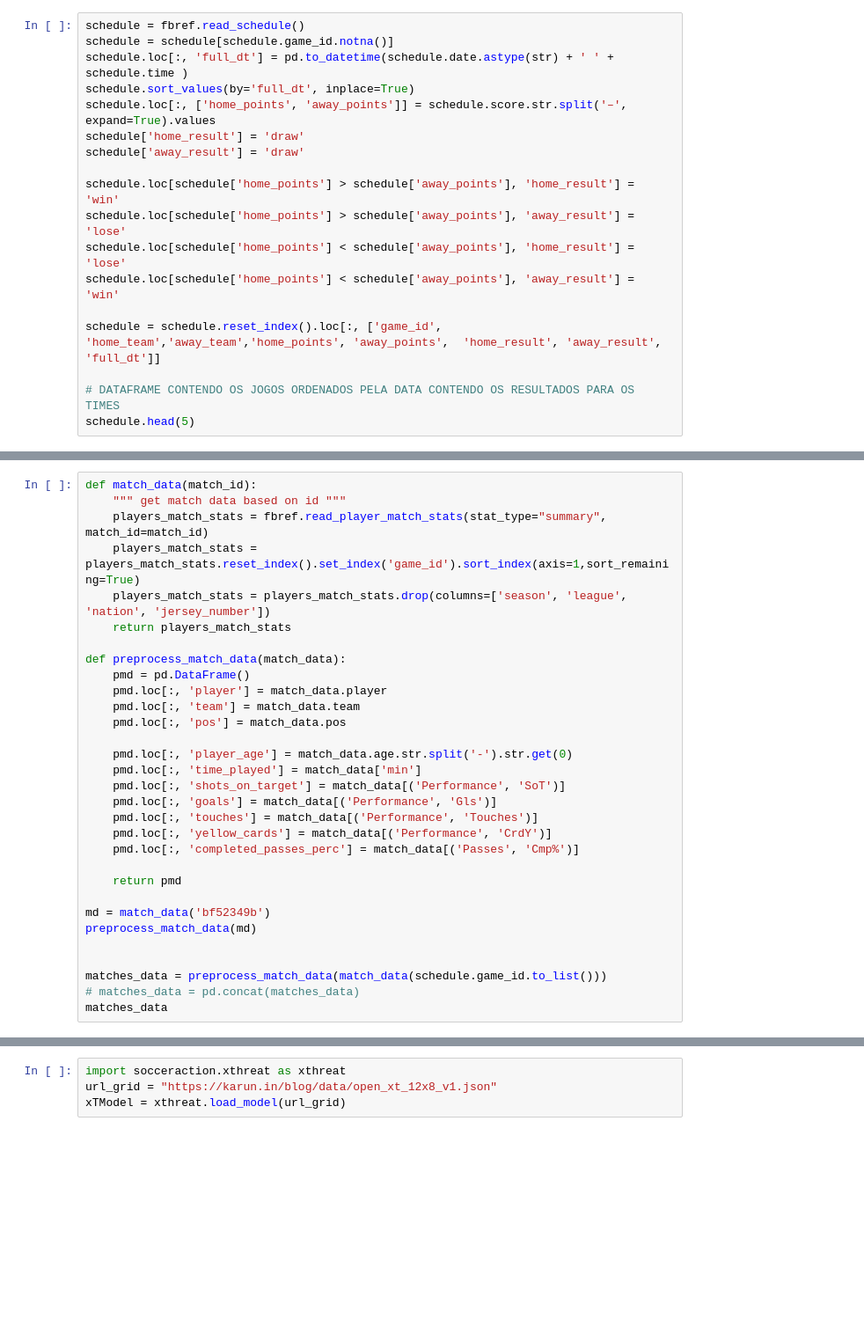
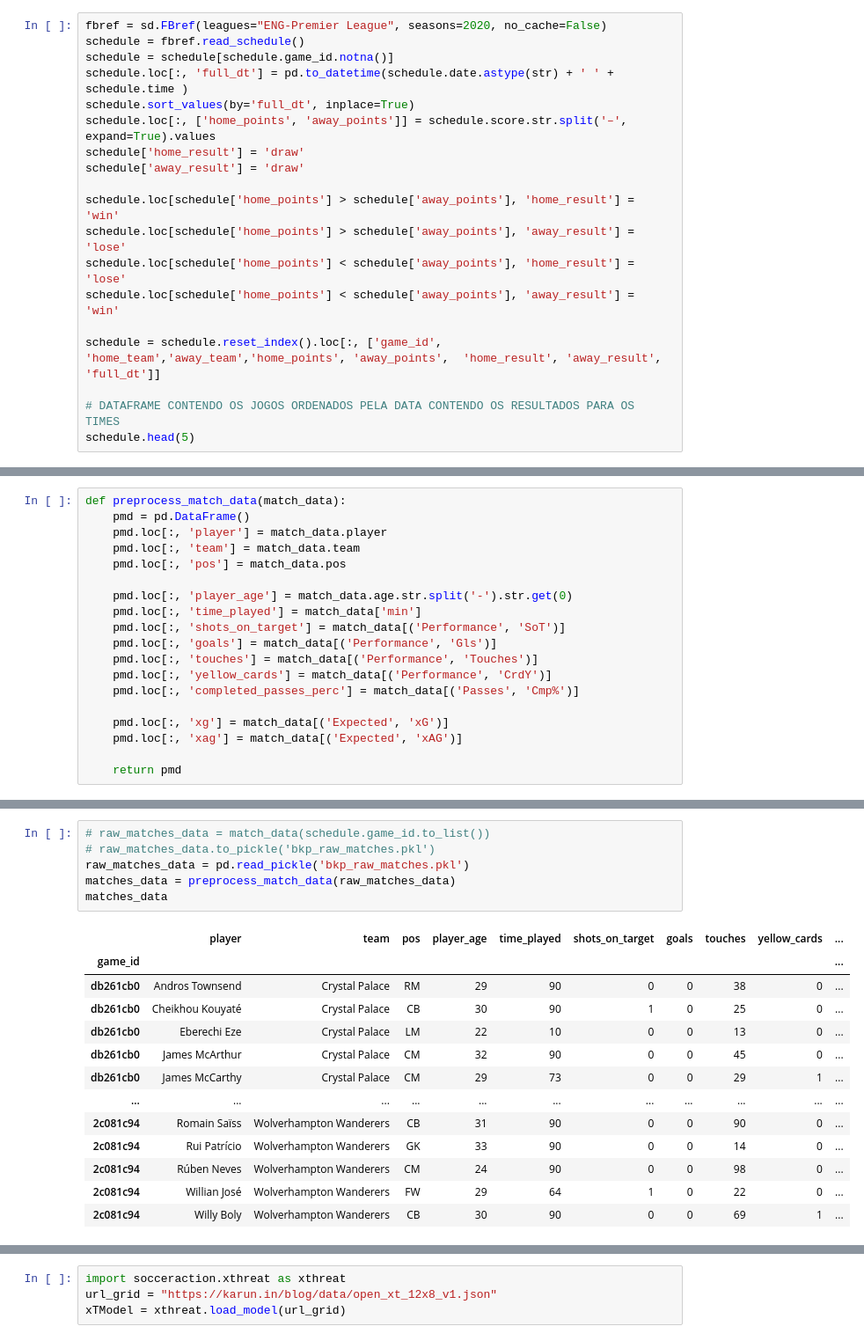
Before and after one commit to augustomaillo/cdaf-performance-influences, a Jupyter notebook: eda.ipynb, the cells around one changed output, grey strips where cells are left out. Shown at 88% size. Cells and saved outputs as stored; diff of their text form; blank space fills up the shorter version.

```diff
--- a/eda.ipynb
+++ b/eda.ipynb
@@ -14,4 +9,5 @@ fbref = sd.FBref(leagues="ENG-Premier League", seasons=2021, no_cache=False)
 # %%
+fbref = sd.FBref(leagues="ENG-Premier League", seasons=2020, no_cache=False)
 schedule = fbref.read_schedule()
 schedule = schedule[schedule.game_id.notna()]
 schedule.loc[:, 'full_dt'] = pd.to_datetime(schedule.date.astype(str) + ' ' + schedule.time )
@@ -39,11 +67,4 @@ schedule.head(5)
 # %%
-def match_data(match_id):
-    """ get match data based on id """
-    players_match_stats = fbref.read_player_match_stats(stat_type="summary", match_id=match_id)
-    players_match_stats = players_match_stats.reset_index().set_index('game_id').sort_index(axis=1,sort_remaining=True)
-    players_match_stats = players_match_stats.drop(columns=['season', 'league', 'nation', 'jersey_number'])
-    return players_match_stats
-
 def preprocess_match_data(match_data):
     pmd = pd.DataFrame()
     pmd.loc[:, 'player'] = match_data.player
@@ -58,12 +79,7 @@ def preprocess_match_data(match_data):
     pmd.loc[:, 'yellow_cards'] = match_data[('Performance', 'CrdY')]
     pmd.loc[:, 'completed_passes_perc'] = match_data[('Passes', 'Cmp%')]
 
+    pmd.loc[:, 'xg'] = match_data[('Expected', 'xG')]
+    pmd.loc[:, 'xag'] = match_data[('Expected', 'xAG')]
+
     return pmd
-
-md = match_data('bf52349b')
-preprocess_match_data(md)
-
-
-matches_data = preprocess_match_data(match_data(schedule.game_id.to_list()))
-# matches_data = pd.concat(matches_data)
-matches_data
@@ -113,0 +86,20 @@ X_train
+# %%
+# raw_matches_data = match_data(schedule.game_id.to_list())
+# raw_matches_data.to_pickle('bkp_raw_matches.pkl')
+raw_matches_data = pd.read_pickle('bkp_raw_matches.pkl')
+matches_data = preprocess_match_data(raw_matches_data)
+matches_data
+# %% [output]
+|  | player | team | pos | player_age | time_played | shots_on_target | goals | touches | yellow_cards | ... |
+| game_id |  |  |  |  |  |  |  |  |  | ... |
+| db261cb0 | Andros Townsend | Crystal Palace | RM | 29 | 90 | 0 | 0 | 38 | 0 | ... |
+| db261cb0 | Cheikhou Kouyaté | Crystal Palace | CB | 30 | 90 | 1 | 0 | 25 | 0 | ... |
+| db261cb0 | Eberechi Eze | Crystal Palace | LM | 22 | 10 | 0 | 0 | 13 | 0 | ... |
+| db261cb0 | James McArthur | Crystal Palace | CM | 32 | 90 | 0 | 0 | 45 | 0 | ... |
+| db261cb0 | James McCarthy | Crystal Palace | CM | 29 | 73 | 0 | 0 | 29 | 1 | ... |
+| ... | ... | ... | ... | ... | ... | ... | ... | ... | ... | ... |
+| 2c081c94 | Romain Saïss | Wolverhampton Wanderers | CB | 31 | 90 | 0 | 0 | 90 | 0 | ... |
+| 2c081c94 | Rui Patrício | Wolverhampton Wanderers | GK | 33 | 90 | 0 | 0 | 14 | 0 | ... |
+| 2c081c94 | Rúben Neves | Wolverhampton Wanderers | CM | 24 | 90 | 0 | 0 | 98 | 0 | ... |
+| 2c081c94 | Willian José | Wolverhampton Wanderers | FW | 29 | 64 | 1 | 0 | 22 | 0 | ... |
+| 2c081c94 | Willy Boly | Wolverhampton Wanderers | CB | 30 | 90 | 0 | 0 | 69 | 1 | ... |
```
Also changed, not shown: parts of 27 cells of this notebook.
